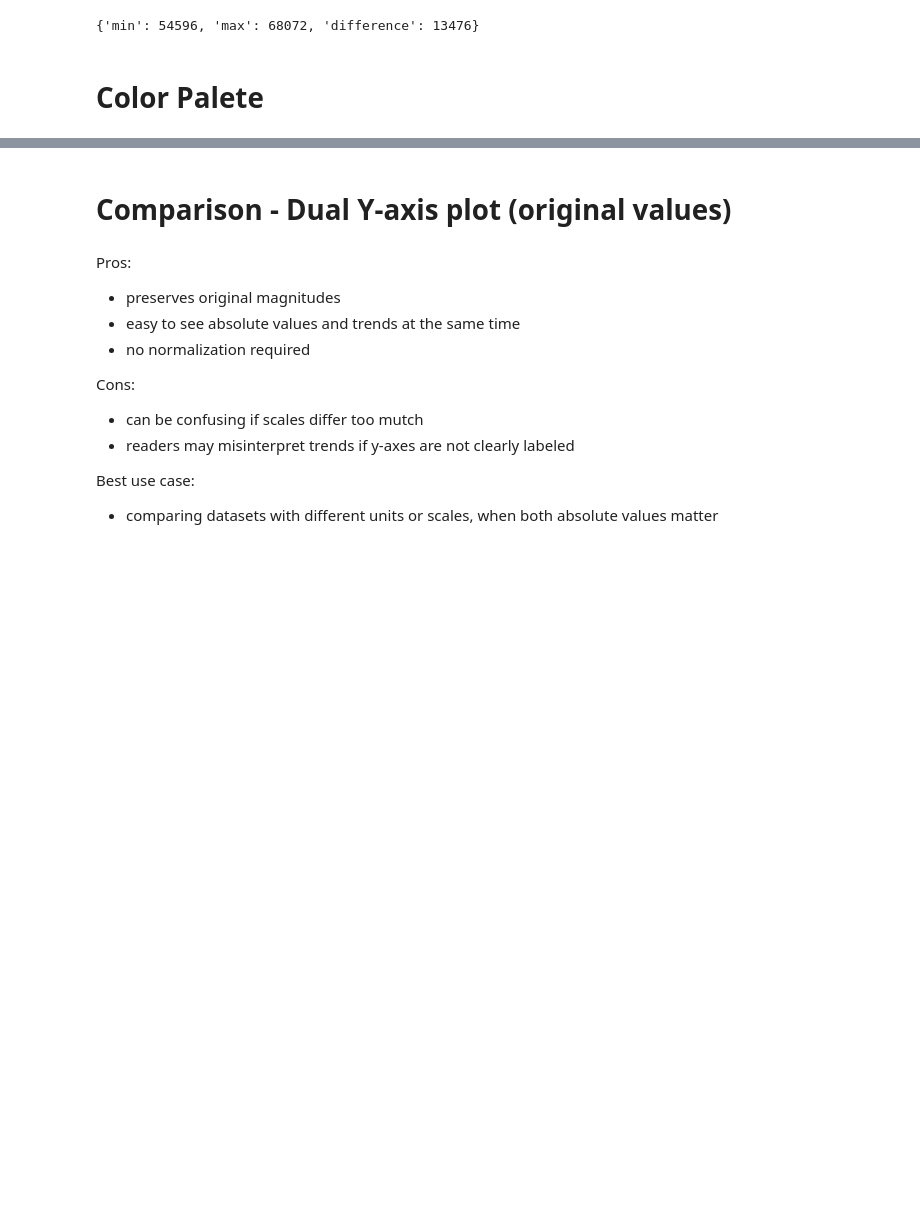
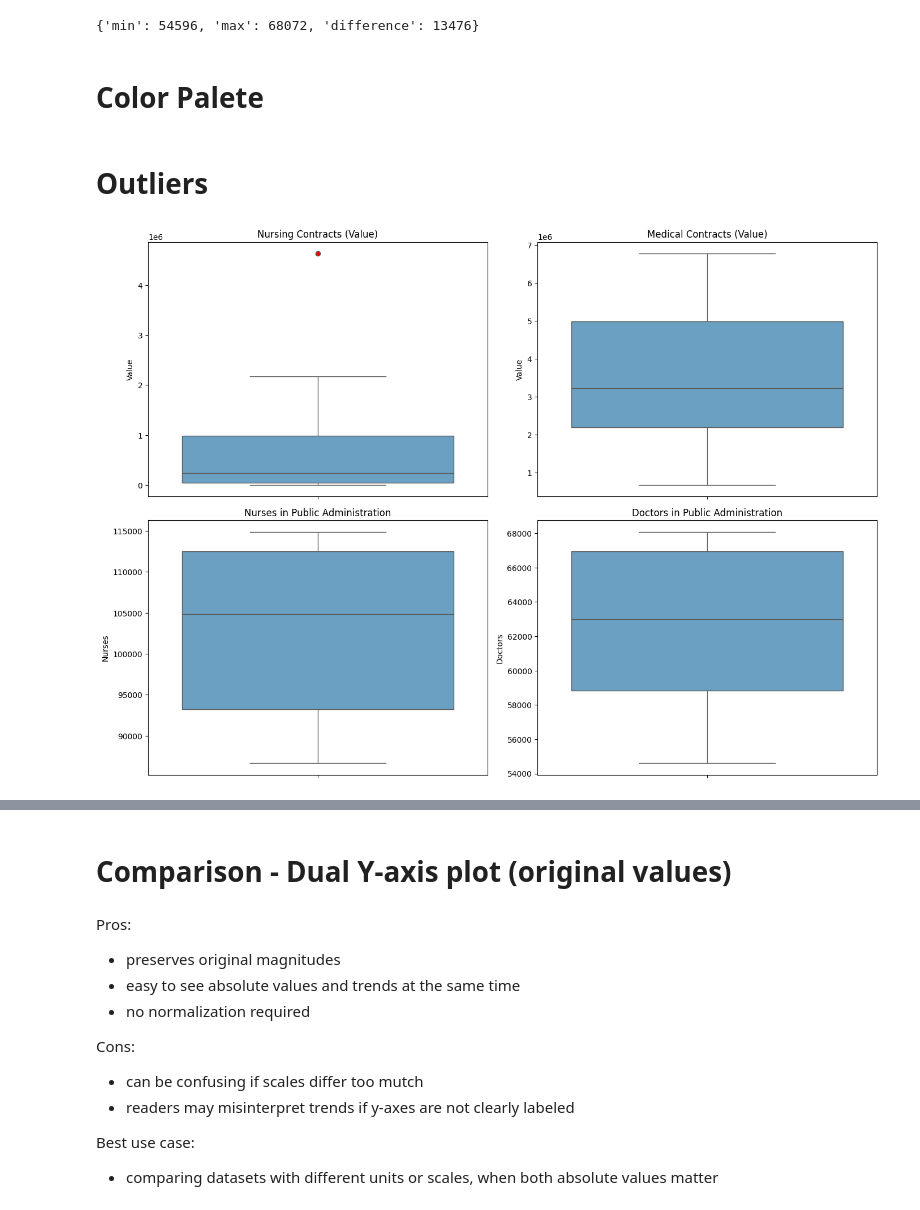
Before and after one commit to sfrfa/ThesisAppendices, a Jupyter notebook: File23_ProcurementComparison.ipynb, the cells around one changed output, grey strips where cells are left out. Cells and saved outputs as stored; diff of their text form; code cells hidden in the pictures; blank space fills up the shorter version.

```diff
--- a/File23_ProcurementComparison.ipynb
+++ b/File23_ProcurementComparison.ipynb
@@ -313,4 +313,37 @@ display(result)
 # %% [markdown]
 # Color Palete
 # %%
-sns.color_palette('Blues', n_colors=2)[5:]
+colors=sns.color_palette('Blues', n_colors=10)[5:]
+# %% [markdown]
+# Outliers
+# %%
+import matplotlib.pyplot as plt
+import seaborn as sns
+
+def plot_outliers(ax, df, feature, title, ylabel, palette="Blues"):
+    """
+    Plot a boxplot highlighting potential outliers.
+    """
+    sns.boxplot(
+        data=df,
+        y=feature,
+        color=palette[0],
+        ax=ax,
+        flierprops={"marker":"o", "markerfacecolor":"red", "markersize":6}  # highlight outliers
+    )
+    ax.set_title(title)
+    ax.set_ylabel(ylabel)
+    ax.set_xlabel("")
+
+# ---- Create 2x2 grid ----
+fig, axs = plt.subplots(2, 2, figsize=(14, 10))
+
+plot_outliers(axs[0,0], df_nursing_byyear, "Value", "Nursing Contracts (Value)", "Value", colors)
+plot_outliers(axs[0,1], df_medicin_byyear, "Value", "Medical Contracts (Value)", "Value", colors)
+plot_outliers(axs[1,0], df_publicadmin, "Nurses", "Nurses in Public Administration", "Nurses", colors)
+plot_outliers(axs[1,1], df_publicadmin, "Doctors", "Doctors in Public Administration", "Doctors", colors)
+
+plt.tight_layout()
+plt.show()
+# %% [output]
+[figure, added]
```
Also changed, not shown: parts of 6 cells of this notebook.
